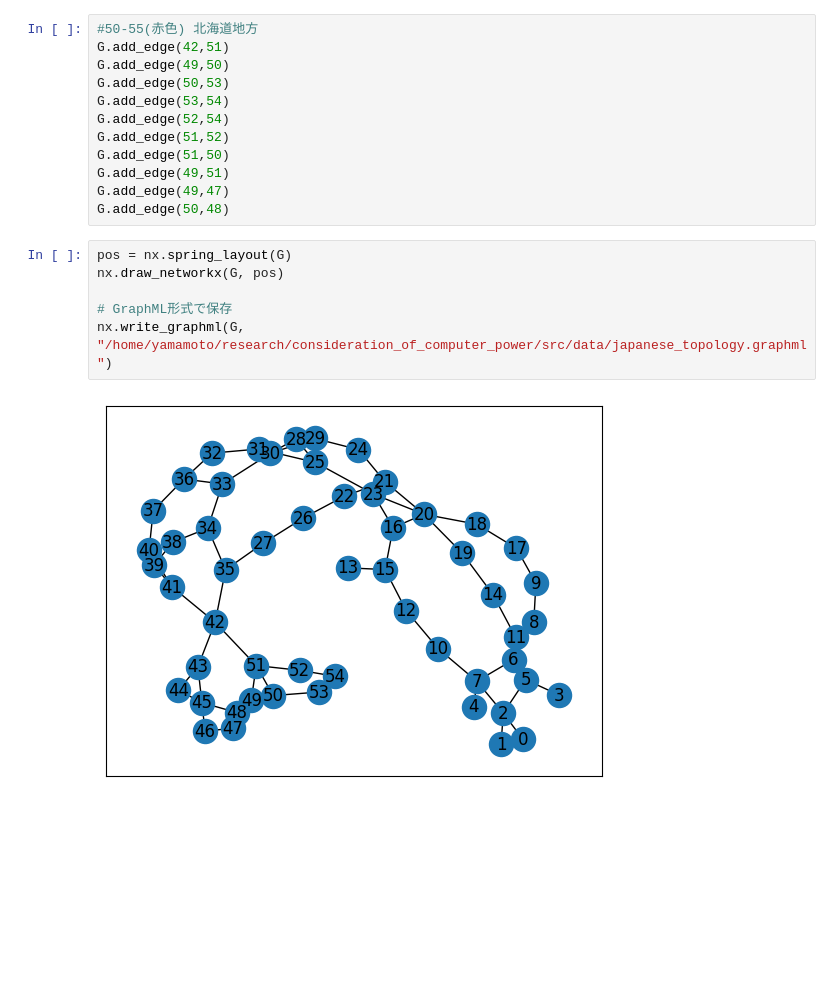
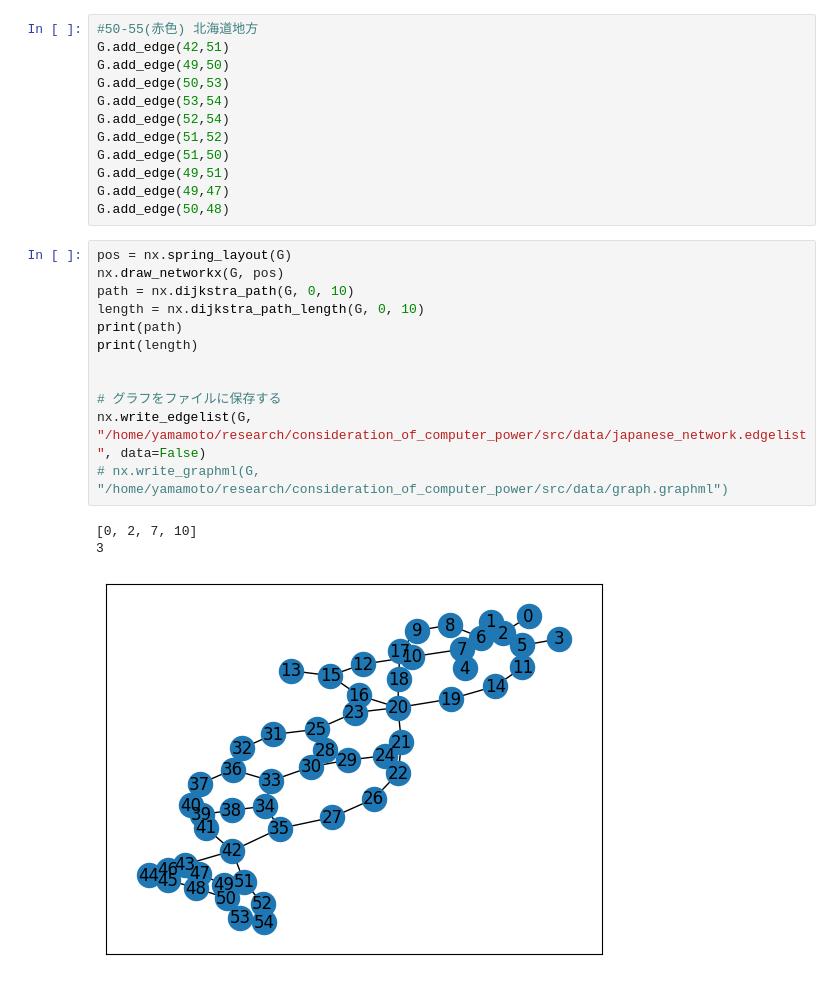
Before and after one commit to yamamotoeigo/consideration_of_computer_power, a Jupyter notebook: src/make_initial_data/make_japane_network_topology.ipynb, the cells around one changed output. Cells and saved outputs as stored; diff of their text form; blank space fills up the shorter version.

```diff
--- a/src/make_initial_data/make_japane_network_topology.ipynb
+++ b/src/make_initial_data/make_japane_network_topology.ipynb
@@ -125,8 +125,16 @@ G.add_edge(50,48)
 # %%
 pos = nx.spring_layout(G)
 nx.draw_networkx(G, pos)
+path = nx.dijkstra_path(G, 0, 10)
+length = nx.dijkstra_path_length(G, 0, 10)
+print(path)
+print(length)
 
-# GraphML形式で保存
-nx.write_graphml(G, "/home/yamamoto/research/consideration_of_computer_power/src/data/japanese_topology.graphml")
+
+# グラフをファイルに保存する
+nx.write_edgelist(G, "/home/yamamoto/research/consideration_of_computer_power/src/data/japanese_network.edgelist", data=False)
+# nx.write_graphml(G, "/home/yamamoto/research/consideration_of_computer_power/src/data/graph.graphml")
 # %% [output]
+[0, 2, 7, 10]
+3
-[figure, old version]
+[figure, new version]
```
Also changed, not shown: parts of 1 cell of this notebook, 9 other files.
